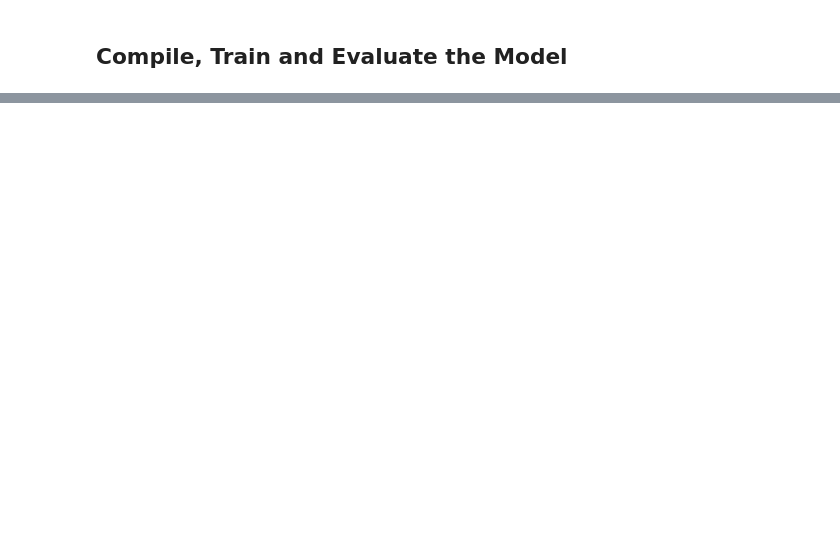
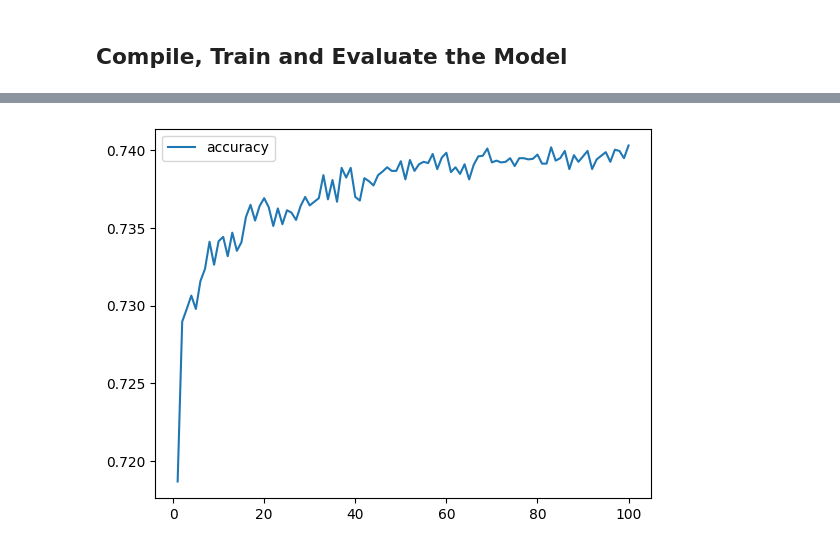
Before and after one commit to SandraBotica/deep-learning-challenge, a Jupyter notebook: Starter_Code.ipynb, the cells around one changed output, grey strips where cells are left out. Saved outputs shown, nothing was run; the diff lists cells and outputs as text; code cells hidden in the pictures; blank space fills up the shorter version.

```diff
--- a/Starter_Code.ipynb
+++ b/Starter_Code.ipynb
@@ -345,2 +331,8 @@ Epoch 100/100
+# %%
+# Plot the accuracy
+funding_model_history_df.plot(y="accuracy")
+plt.show()
+# %% [output]
+[figure, added]
 # %%
 # Evaluate the model using the test data
```
Also changed, not shown: parts of 12 cells of this notebook, 1 other file.
